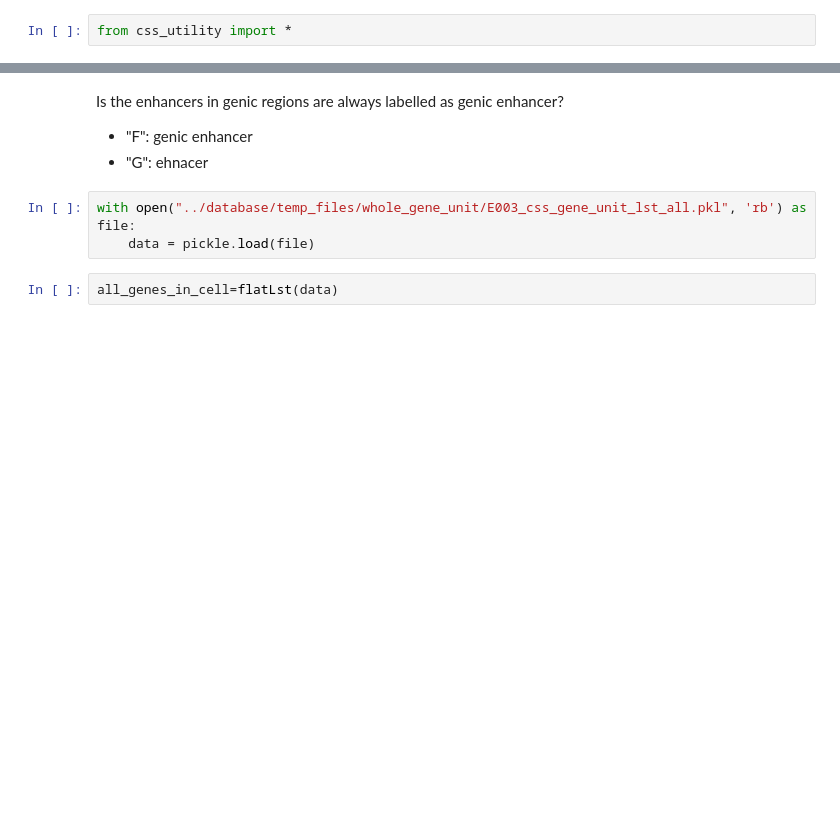
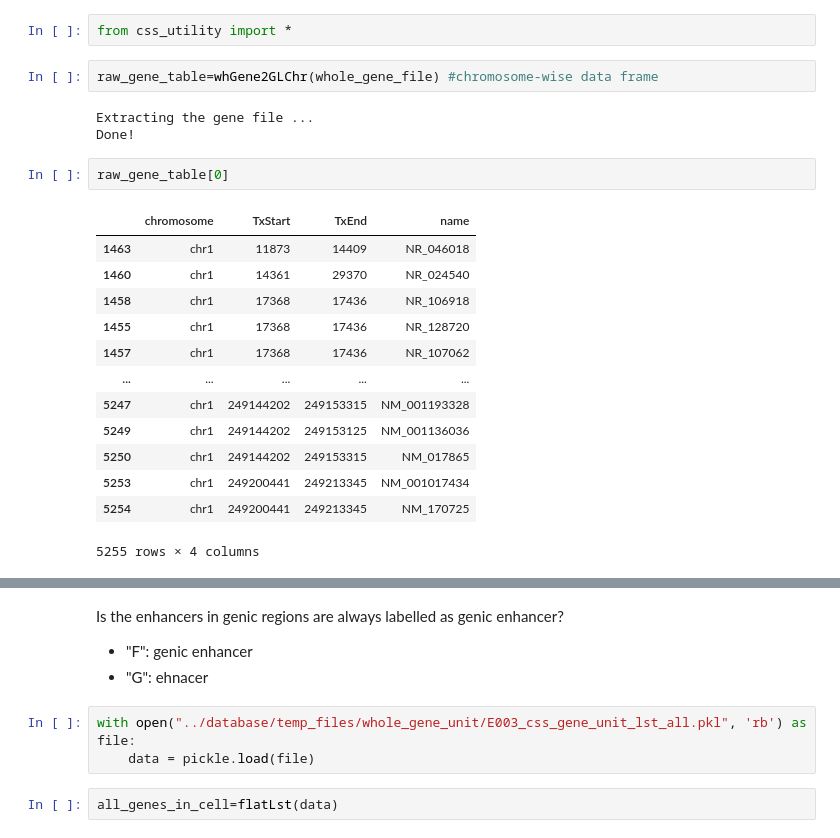
Before and after one commit to caocao0525/NSP, a Jupyter notebook: sandbox_absolutely.ipynb, the cells around one changed output, grey strips where cells are left out. Cells and saved outputs as stored; diff of their text form; blank space fills up the shorter version.

```diff
--- a/sandbox_absolutely.ipynb
+++ b/sandbox_absolutely.ipynb
@@ -1,2 +1,23 @@
 # %%
 from css_utility import *
+# %%
+raw_gene_table=whGene2GLChr(whole_gene_file) #chromosome-wise data frame
+# %% [output]
+Extracting the gene file ...
+Done!
+# %%
+raw_gene_table[0]
+# %% [output]
+|  | chromosome | TxStart | TxEnd | name |
+| 1463 | chr1 | 11873 | 14409 | NR_046018 |
+| 1460 | chr1 | 14361 | 29370 | NR_024540 |
+| 1458 | chr1 | 17368 | 17436 | NR_106918 |
+| 1455 | chr1 | 17368 | 17436 | NR_128720 |
+| 1457 | chr1 | 17368 | 17436 | NR_107062 |
+| ... | ... | ... | ... | ... |
+| 5247 | chr1 | 249144202 | 249153315 | NM_001193328 |
+| 5249 | chr1 | 249144202 | 249153125 | NM_001136036 |
+| 5250 | chr1 | 249144202 | 249153315 | NM_017865 |
+| 5253 | chr1 | 249200441 | 249213345 | NM_001017434 |
+| 5254 | chr1 | 249200441 | 249213345 | NM_170725 |
+5255 rows × 4 columns
```
Also changed, not shown: parts of 51 cells of this notebook, 4 other files.
